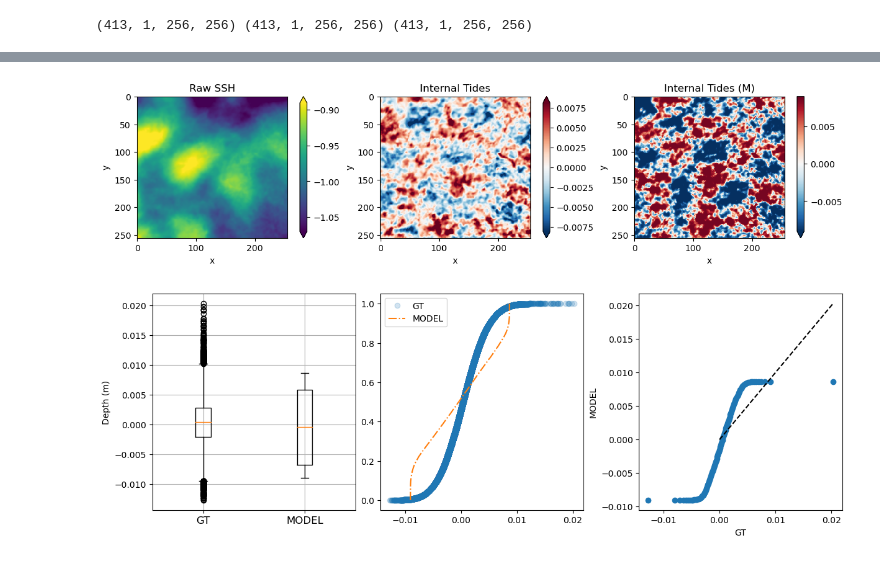
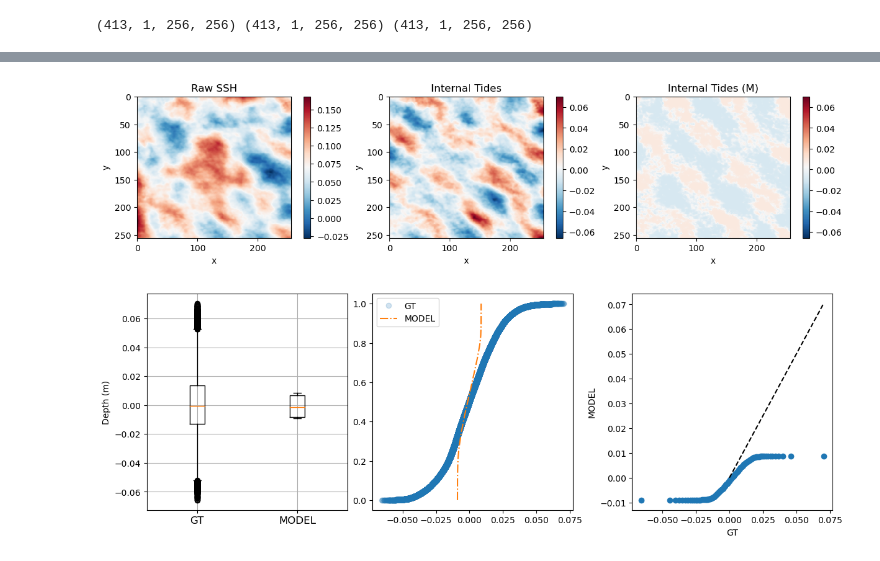
Before and after one commit to smhassanerfani/leap_momentum, a Jupyter notebook: inference.ipynb, the cells around one changed output, grey strips where cells are left out. Cells and saved outputs as stored; diff of their text form; code cells hidden in the pictures.

```diff
--- a/inference.ipynb
+++ b/inference.ipynb
@@ -113,11 +121,11 @@ with torch.no_grad():
         its_inp = np.concatenate((its_inp, y.detach().cpu().numpy() * trans_params['targets_std'] + trans_params['targets_mean']), axis=0)
         its_gen = np.concatenate((its_gen, g.detach().cpu().numpy() * trans_params['targets_std'] + trans_params['targets_mean']) , axis=0)
 # %%
-idx = 0
+idx = 15
 plot_examples(inps[idx], its_inp[idx], its_gen[idx])
 # %% [output]
-[figure, old version]
+[figure, new version]
 # %%
 qqplot(its_inp[idx].ravel(), its_gen[idx].ravel(), quantiles=100)
 # %% [output]
-[figure, old version]
+[figure, new version]
```
Also changed, not shown: parts of 5 cells of this notebook.
